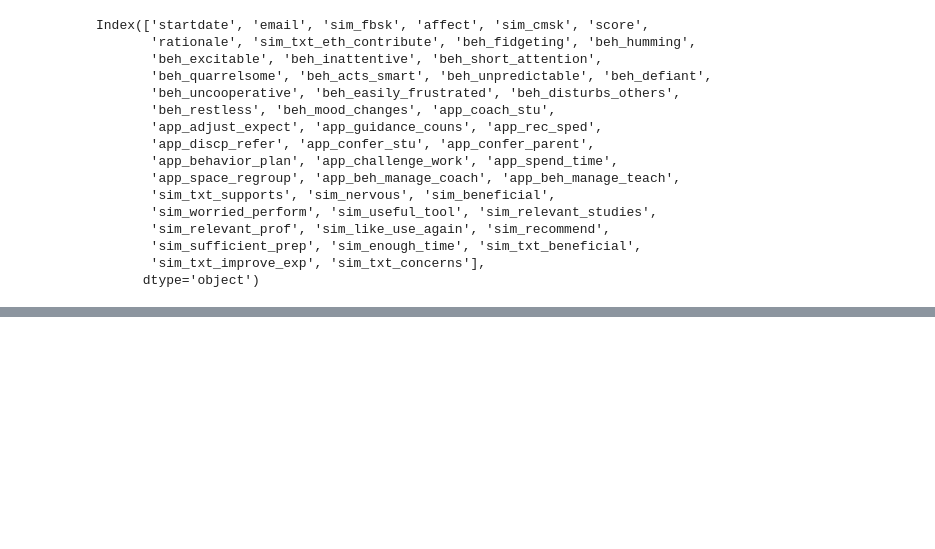
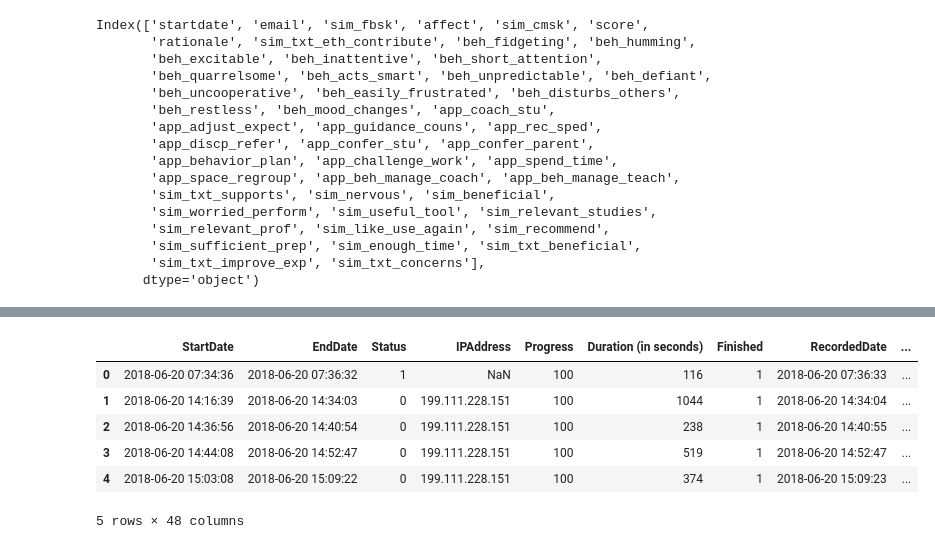
Before and after one commit to taylorrohrich/MSDS_SERA_capstone, a Jupyter notebook: cleaning/2a.ipynb, the cells around one changed output, grey strips where cells are left out. Cells and saved outputs as stored; diff of their text form; code cells hidden in the pictures; blank space fills up the shorter version.

```diff
--- a/cleaning/2a.ipynb
+++ b/cleaning/2a.ipynb
@@ -218,0 +185,11 @@ data
+# %%
+redo = pd.read_csv("../data/Post-Simulator Baseline Student Survey (only for Redos)- Summer 2018 - Copy_January 23, 2020_07.22.csv",skiprows=[1,2])
+redo.head()
+# %% [output]
+|  | StartDate | EndDate | Status | IPAddress | Progress | Duration (in seconds) | Finished | RecordedDate | ... |
+| 0 | 2018-06-20 07:34:36 | 2018-06-20 07:36:32 | 1 | NaN | 100 | 116 | 1 | 2018-06-20 07:36:33 | ... |
+| 1 | 2018-06-20 14:16:39 | 2018-06-20 14:34:03 | 0 | 199.111.228.151 | 100 | 1044 | 1 | 2018-06-20 14:34:04 | ... |
+| 2 | 2018-06-20 14:36:56 | 2018-06-20 14:40:54 | 0 | 199.111.228.151 | 100 | 238 | 1 | 2018-06-20 14:40:55 | ... |
+| 3 | 2018-06-20 14:44:08 | 2018-06-20 14:52:47 | 0 | 199.111.228.151 | 100 | 519 | 1 | 2018-06-20 14:52:47 | ... |
+| 4 | 2018-06-20 15:03:08 | 2018-06-20 15:09:22 | 0 | 199.111.228.151 | 100 | 374 | 1 | 2018-06-20 15:09:23 | ... |
+5 rows × 48 columns
```
Also changed, not shown: parts of 21 cells of this notebook.
